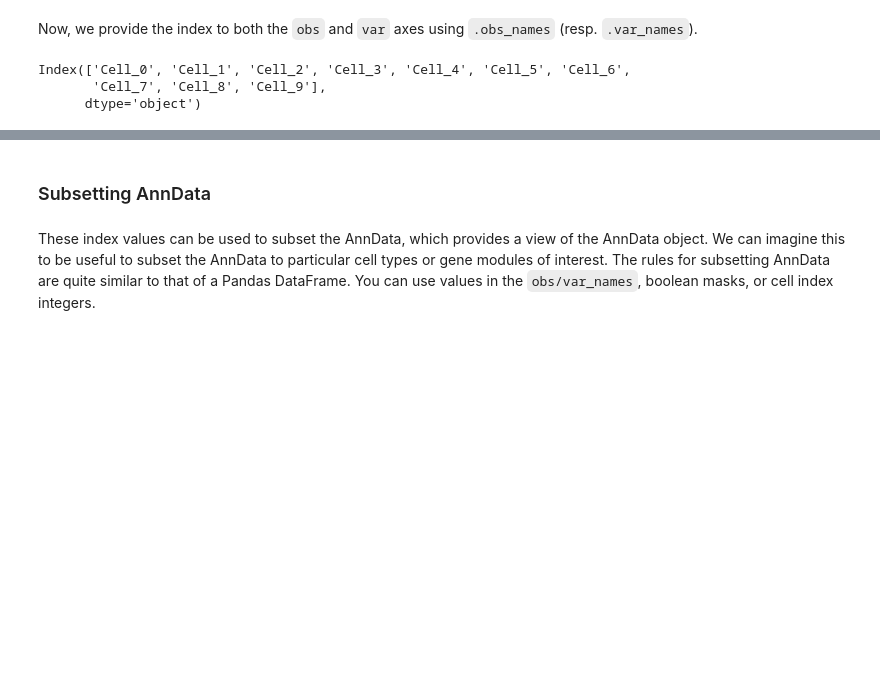
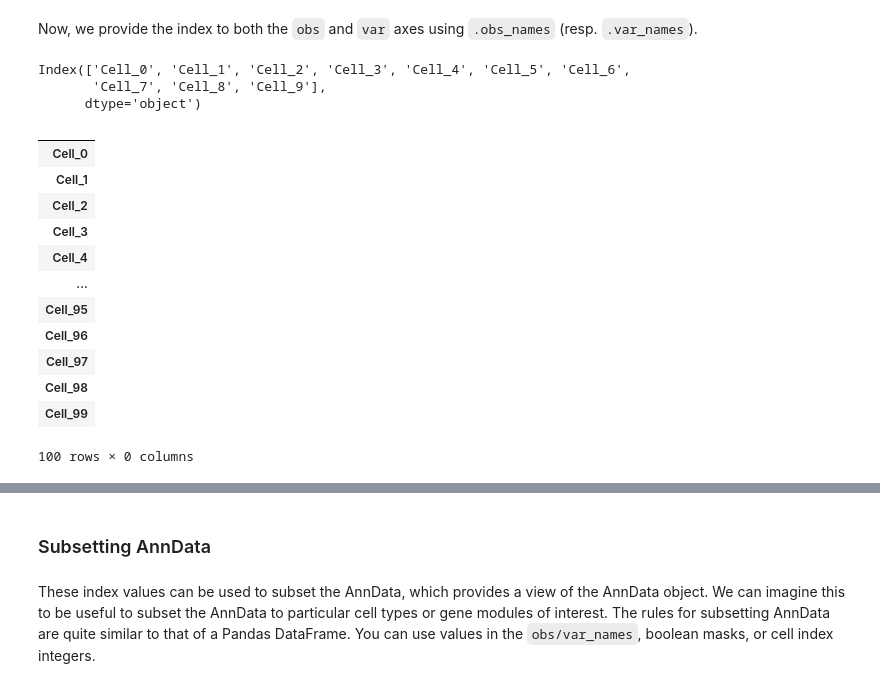
Before and after one commit to mfarnas/bioinformatics, a Jupyter notebook: anndata_start.ipynb, the cells around one changed output, grey strips where cells are left out. Drawn from its saved outputs; the diff is of its cells as text; code cells hidden in the pictures; blank space fills up the shorter version.

```diff
--- a/anndata_start.ipynb
+++ b/anndata_start.ipynb
@@ -74,3 +68,19 @@ print(adata.obs_names[:10])
 Index(['Cell_0', 'Cell_1', 'Cell_2', 'Cell_3', 'Cell_4', 'Cell_5', 'Cell_6',
        'Cell_7', 'Cell_8', 'Cell_9'],
       dtype='object')
+# %%
+adata.obs
+# %% [output]
+|  |
+| Cell_0 |
+| Cell_1 |
+| Cell_2 |
+| Cell_3 |
+| Cell_4 |
+| ... |
+| Cell_95 |
+| Cell_96 |
+| Cell_97 |
+| Cell_98 |
+| Cell_99 |
+100 rows × 0 columns
```
Also changed, not shown: parts of 16 cells of this notebook.
